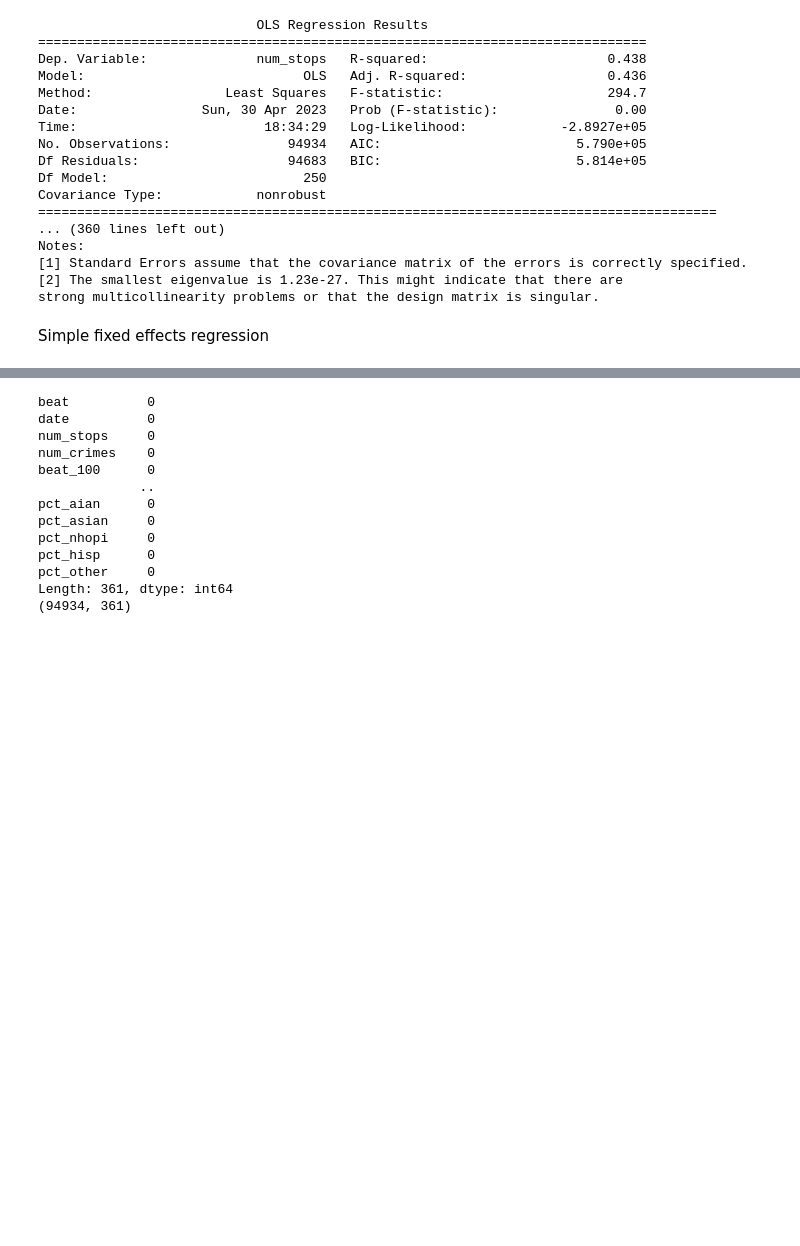
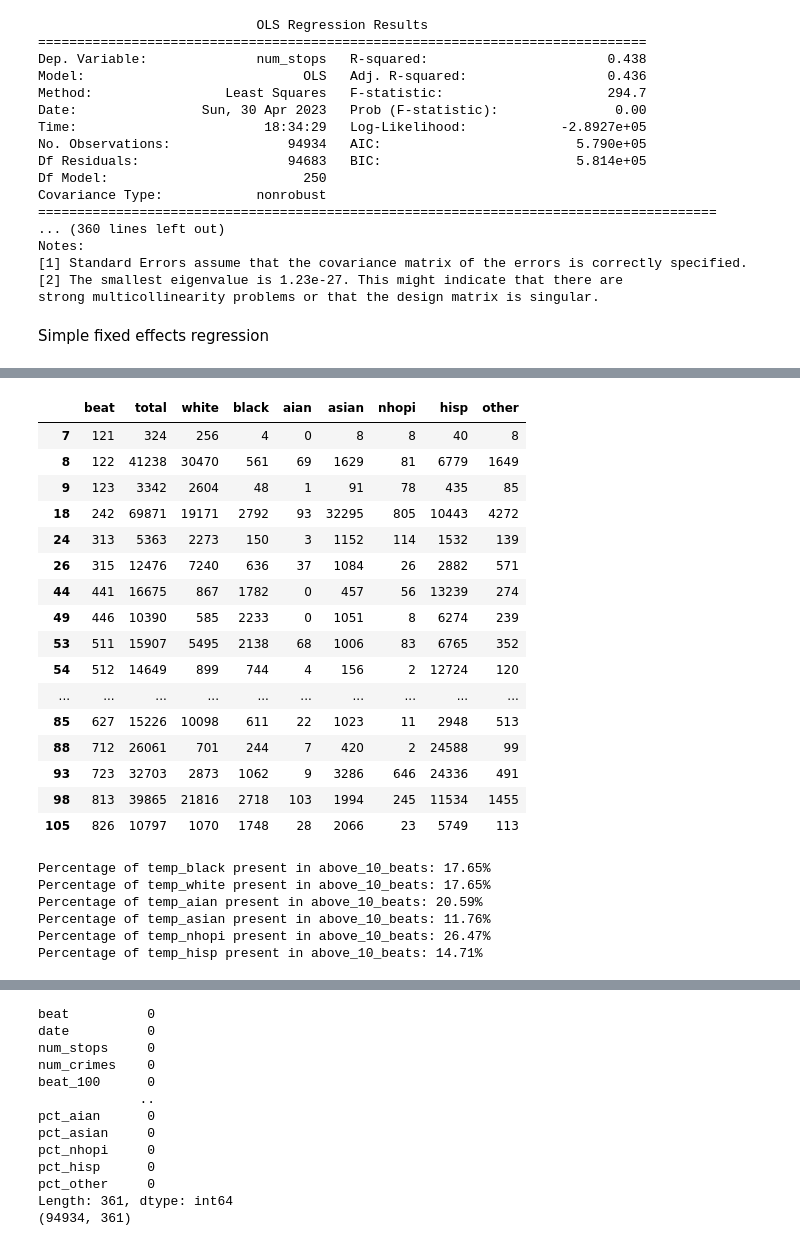
Before and after one commit to aldabbagh/DPI617, a Jupyter notebook: starter.ipynb, the cells around one changed output, grey strips where cells are left out. Saved outputs shown, nothing was run; the diff lists cells and outputs as text; code cells hidden in the pictures; blank space fills up the shorter version.

```diff
--- a/starter.ipynb
+++ b/starter.ipynb
@@ -1431,0 +1425,22 @@ Index(['beat', 'date', 'num_stops', 'num_crimes', 'beat_100', 'beat_11',
+# %%
+# filter beat_demographics to only include beats in above_10_beats
+beat_demographics_filtered = beat_demographics[beat_demographics['beat'].isin(above_10_beats)]
+beat_demographics_filtered
+# %% [output]
+|  | beat | total | white | black | aian | asian | nhopi | hisp | other |
+| 7 | 121 | 324 | 256 | 4 | 0 | 8 | 8 | 40 | 8 |
+| 8 | 122 | 41238 | 30470 | 561 | 69 | 1629 | 81 | 6779 | 1649 |
+| 9 | 123 | 3342 | 2604 | 48 | 1 | 91 | 78 | 435 | 85 |
+| 18 | 242 | 69871 | 19171 | 2792 | 93 | 32295 | 805 | 10443 | 4272 |
+| 24 | 313 | 5363 | 2273 | 150 | 3 | 1152 | 114 | 1532 | 139 |
+| 26 | 315 | 12476 | 7240 | 636 | 37 | 1084 | 26 | 2882 | 571 |
+| 44 | 441 | 16675 | 867 | 1782 | 0 | 457 | 56 | 13239 | 274 |
+| 49 | 446 | 10390 | 585 | 2233 | 0 | 1051 | 8 | 6274 | 239 |
+| 53 | 511 | 15907 | 5495 | 2138 | 68 | 1006 | 83 | 6765 | 352 |
+| 54 | 512 | 14649 | 899 | 744 | 4 | 156 | 2 | 12724 | 120 |
+| ... | ... | ... | ... | ... | ... | ... | ... | ... | ... |
+| 85 | 627 | 15226 | 10098 | 611 | 22 | 1023 | 11 | 2948 | 513 |
+| 88 | 712 | 26061 | 701 | 244 | 7 | 420 | 2 | 24588 | 99 |
+| 93 | 723 | 32703 | 2873 | 1062 | 9 | 3286 | 646 | 24336 | 491 |
+| 98 | 813 | 39865 | 21816 | 2718 | 103 | 1994 | 245 | 11534 | 1455 |
+| 105 | 826 | 10797 | 1070 | 1748 | 28 | 2066 | 23 | 5749 | 113 |
@@ -1431,0 +1474,37 @@ Index(['beat', 'date', 'num_stops', 'num_crimes', 'beat_100', 'beat_11',
+# %%
+# print the percentage of beats in above_10_beats that are also in temp_black
+common_elements_count = sum(beat in temp_black for beat in above_10_beats)
+percentage_black = (common_elements_count / len(temp_black)) * 100
+print(f"Percentage of temp_black present in above_10_beats: {percentage_black:.2f}%")
+
+# print the percentage of beats in above_10_beats that are also in temp_white
+common_elements_count = sum(beat in temp_white for beat in above_10_beats)
+percentage_white = (common_elements_count / len(temp_white)) * 100
+print(f"Percentage of temp_white present in above_10_beats: {percentage_white:.2f}%")
+
+# print the percentage of beats in above_10_beats that are also in temp_aian
+common_elements_count = sum(beat in temp_aian for beat in above_10_beats)
+percentage_aian = (common_elements_count / len(temp_aian)) * 100
+print(f"Percentage of temp_aian present in above_10_beats: {percentage_aian:.2f}%")
+
+# print the percentage of beats in above_10_beats that are also in temp_asian
+common_elements_count = sum(beat in temp_asian for beat in above_10_beats)
+percentage_asian = (common_elements_count / len(temp_asian)) * 100
+print(f"Percentage of temp_asian present in above_10_beats: {percentage_asian:.2f}%")
+
+# print the percentage of beats in above_10_beats that are also in temp_nhopi
+common_elements_count = sum(beat in temp_nhopi for beat in above_10_beats)
+percentage_nhopi = (common_elements_count / len(temp_nhopi)) * 100
+print(f"Percentage of temp_nhopi present in above_10_beats: {percentage_nhopi:.2f}%")
+
+# print the percentage of beats in above_10_beats that are also in temp_hisp
+common_elements_count = sum(beat in temp_hisp for beat in above_10_beats)
+percentage_hisp = (common_elements_count / len(temp_hisp)) * 100
+print(f"Percentage of temp_hisp present in above_10_beats: {percentage_hisp:.2f}%")
+# %% [output]
+Percentage of temp_black present in above_10_beats: 17.65%
+Percentage of temp_white present in above_10_beats: 17.65%
+Percentage of temp_aian present in above_10_beats: 20.59%
+Percentage of temp_asian present in above_10_beats: 11.76%
+Percentage of temp_nhopi present in above_10_beats: 26.47%
+Percentage of temp_hisp present in above_10_beats: 14.71%
```
Also changed, not shown: parts of 9 cells of this notebook.
